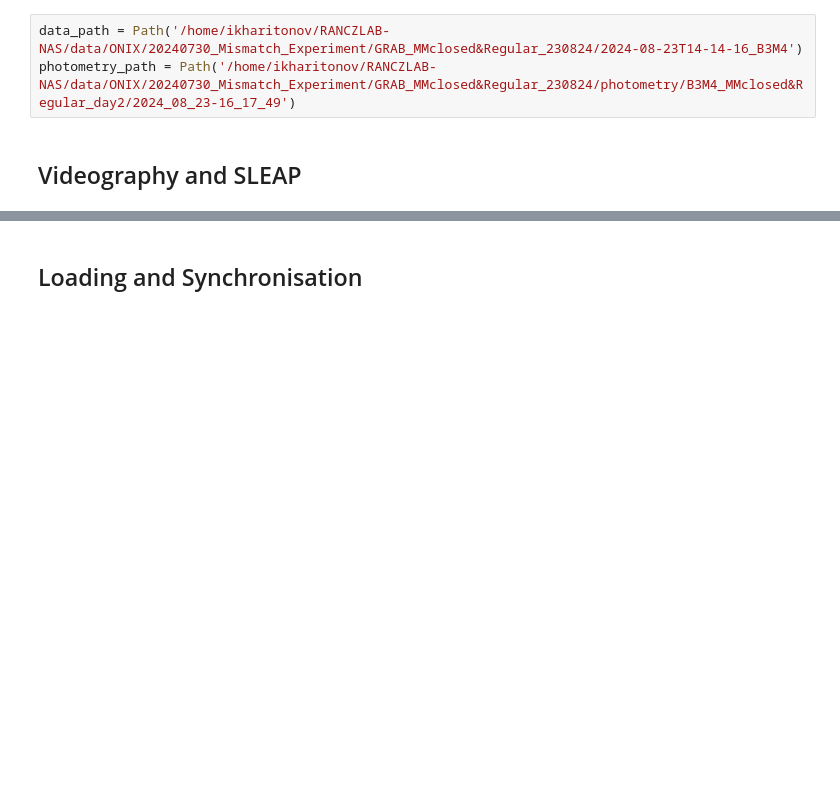
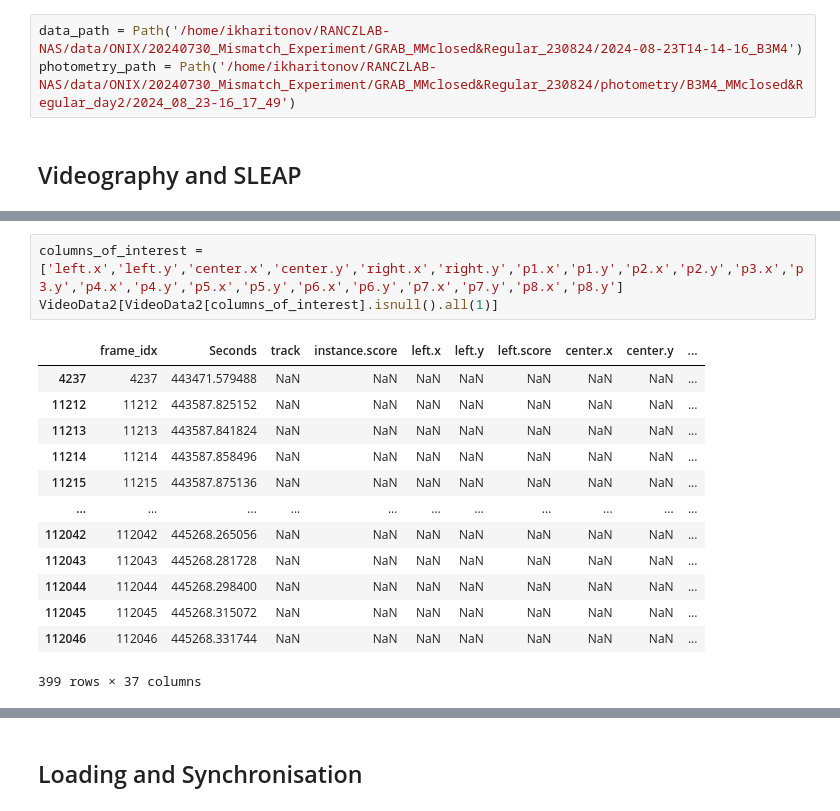
Before and after one commit to ikharitonov/vestibular_vr_pipeline, a Jupyter notebook: 1_DEMO_data_extraction_pipeline.ipynb, the cells around one changed output, grey strips where cells are left out. Drawn from its saved outputs; the diff is of its cells as text; blank space fills up the shorter version.

```diff
--- a/1_DEMO_data_extraction_pipeline.ipynb
+++ b/1_DEMO_data_extraction_pipeline.ipynb
@@ -40,0 +70,17 @@ VideoData2 SLEAP output: 114983 frames registered, but 114584 rows found inside
+# %%
+columns_of_interest = ['left.x','left.y','center.x','center.y','right.x','right.y','p1.x','p1.y','p2.x','p2.y','p3.x','p3.y','p4.x','p4.y','p5.x','p5.y','p6.x','p6.y','p7.x','p7.y','p8.x','p8.y']
+VideoData2[VideoData2[columns_of_interest].isnull().all(1)]
+# %% [output]
+|  | frame_idx | Seconds | track | instance.score | left.x | left.y | left.score | center.x | center.y | ... |
+| 4237 | 4237 | 443471.579488 | NaN | NaN | NaN | NaN | NaN | NaN | NaN | ... |
+| 11212 | 11212 | 443587.825152 | NaN | NaN | NaN | NaN | NaN | NaN | NaN | ... |
+| 11213 | 11213 | 443587.841824 | NaN | NaN | NaN | NaN | NaN | NaN | NaN | ... |
+| 11214 | 11214 | 443587.858496 | NaN | NaN | NaN | NaN | NaN | NaN | NaN | ... |
+| 11215 | 11215 | 443587.875136 | NaN | NaN | NaN | NaN | NaN | NaN | NaN | ... |
+| ... | ... | ... | ... | ... | ... | ... | ... | ... | ... | ... |
+| 112042 | 112042 | 445268.265056 | NaN | NaN | NaN | NaN | NaN | NaN | NaN | ... |
+| 112043 | 112043 | 445268.281728 | NaN | NaN | NaN | NaN | NaN | NaN | NaN | ... |
+| 112044 | 112044 | 445268.298400 | NaN | NaN | NaN | NaN | NaN | NaN | NaN | ... |
+| 112045 | 112045 | 445268.315072 | NaN | NaN | NaN | NaN | NaN | NaN | NaN | ... |
+| 112046 | 112046 | 445268.331744 | NaN | NaN | NaN | NaN | NaN | NaN | NaN | ... |
+399 rows × 37 columns
```
Also changed, not shown: parts of 32 cells of this notebook.
